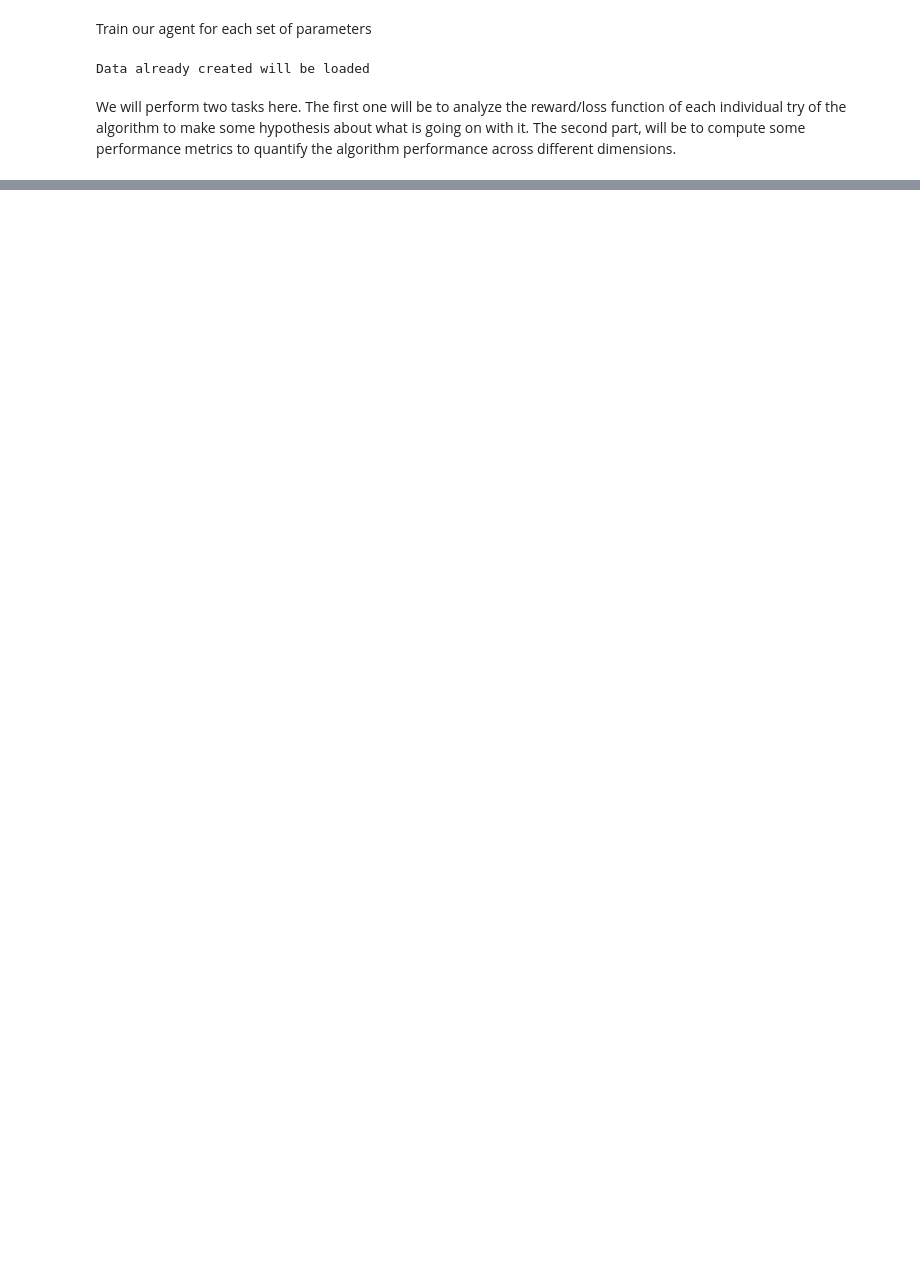
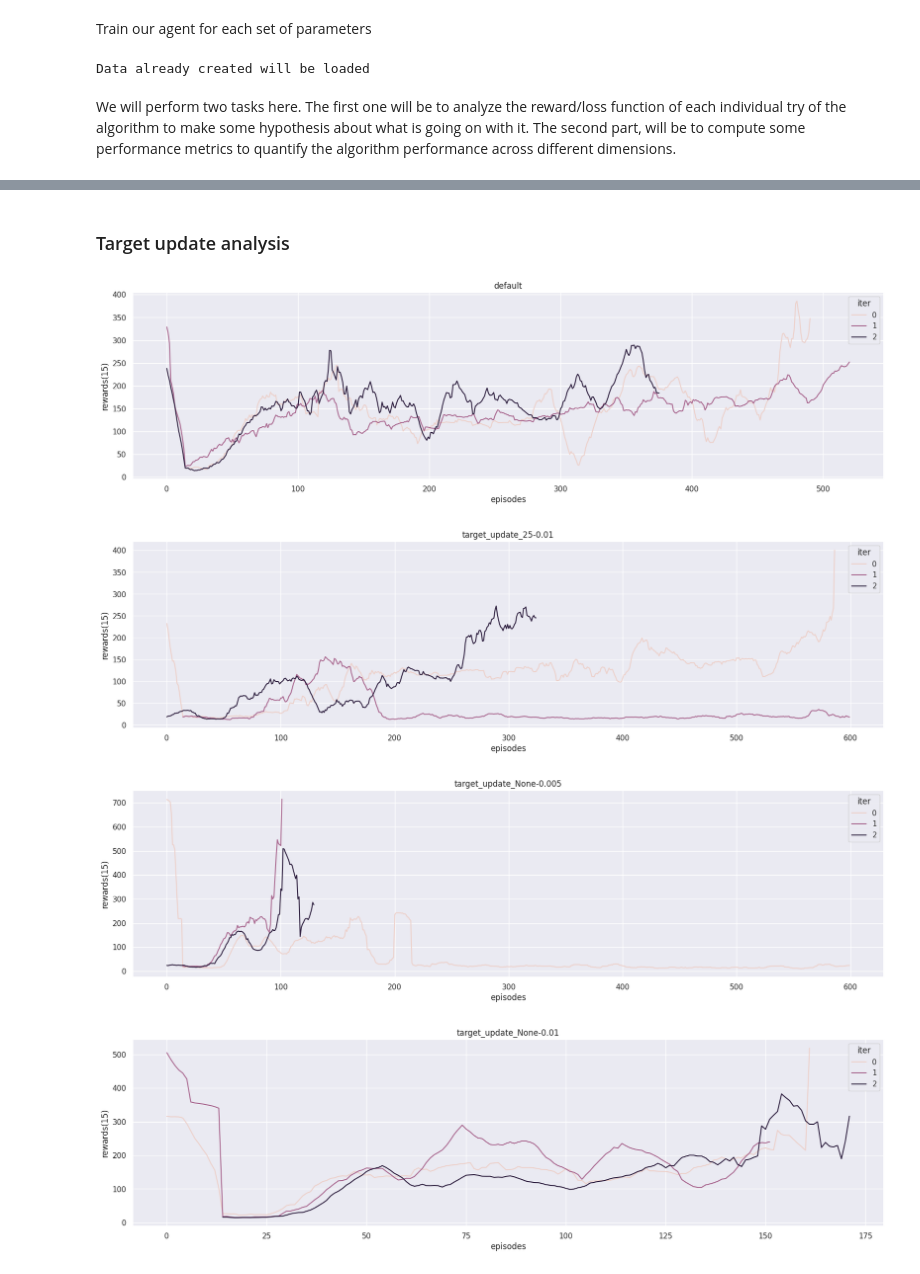
Before and after one commit to AXELQUANTT/Generic, a Jupyter notebook: ML_AI/Projects/Cartpole/analysis.ipynb, the cells around one changed output, grey strips where cells are left out. Cells and saved outputs as stored; diff of their text form; code cells hidden in the pictures; blank space fills up the shorter version.

```diff
--- a/ML_AI/Projects/Cartpole/analysis.ipynb
+++ b/ML_AI/Projects/Cartpole/analysis.ipynb
@@ -183,0 +195,15 @@ plt.show()
+# %% [markdown]
+### Target update analysis ###
+# %%
+params = [x for x in stats_df.index if x.startswith('target_') or x=='default']
+stats = stats_df.loc[((stats_df.index.isin(params)) | (stats_df.index=='default')),:]
+for param in params:
+    df = results_dfs[param]
+    df = creage_avg(df,'rewards',15)
+    sns_lineplot(df, 'episodes', 'rewards(15)', 'iter', param)
+stats
+# %% [output]
+[figure, added]
+[figure, added]
+[figure, added]
+[figure, added]
```
Also changed, not shown: parts of 17 cells of this notebook.
